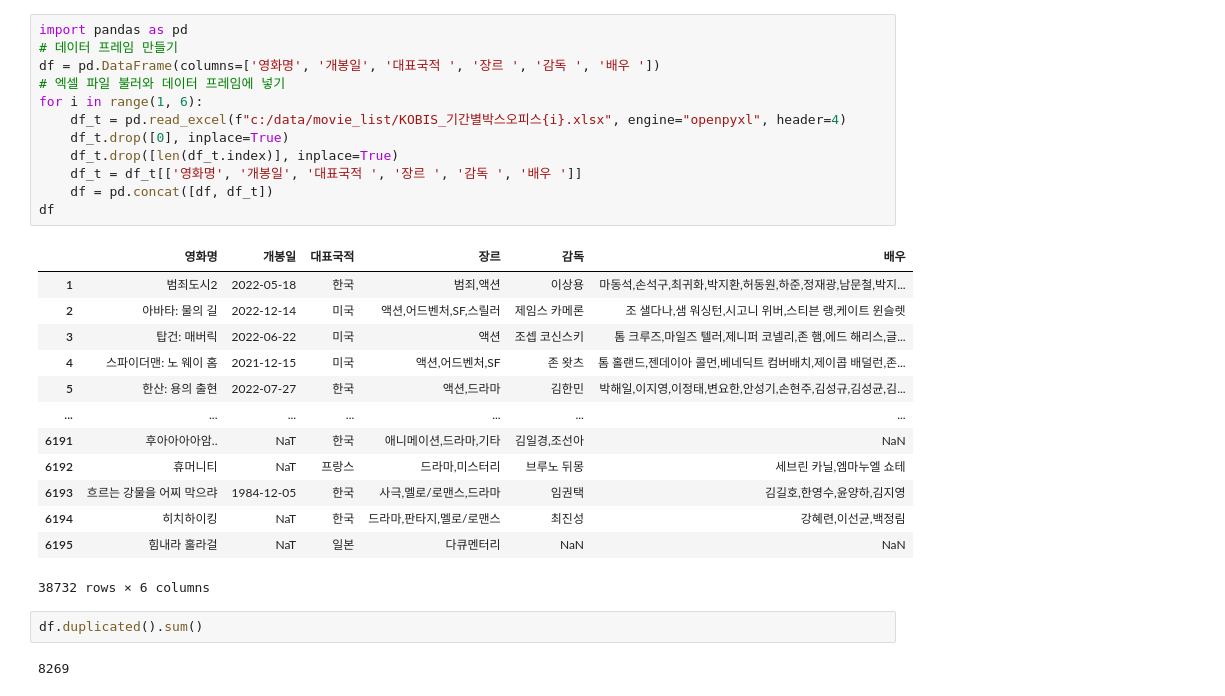
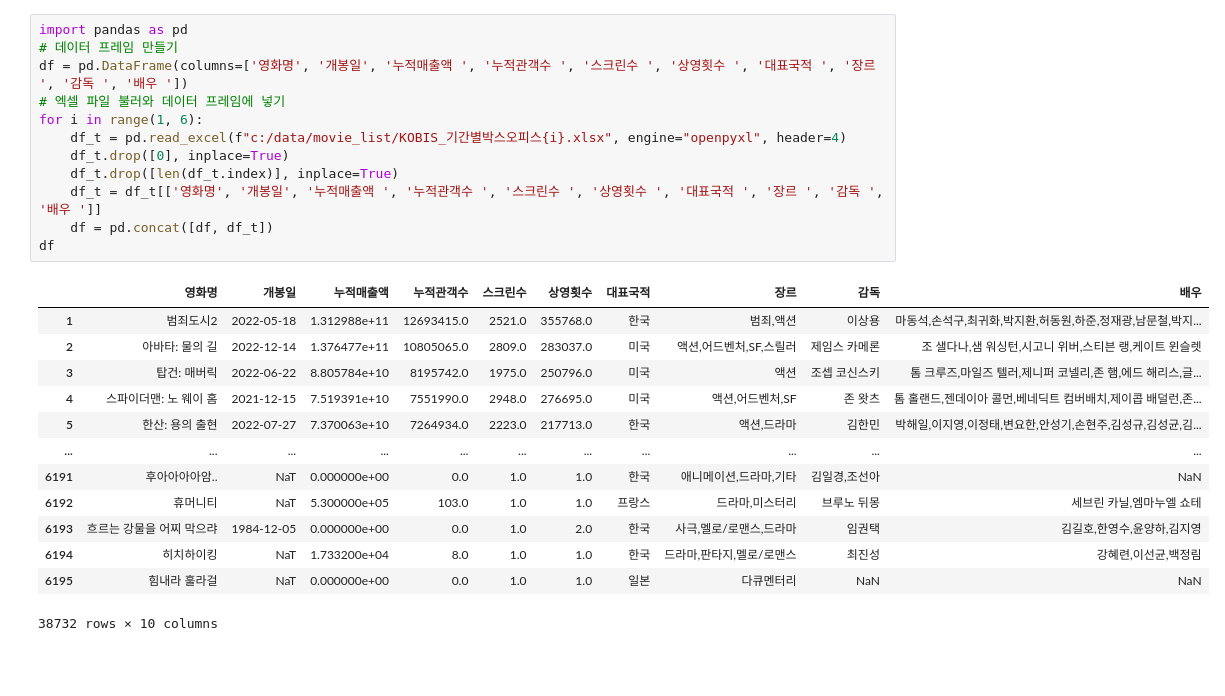
Before and after one commit to sangchun1/movie_rating_predict, a Jupyter notebook: crawling/movie_list.ipynb, the cells around one changed output. Cells and saved outputs as stored; diff of their text form; blank space fills up the shorter version.

```diff
--- a/crawling/movie_list.ipynb
+++ b/crawling/movie_list.ipynb
@@ -1,30 +1,26 @@
 # %%
 import pandas as pd
 # 데이터 프레임 만들기
-df = pd.DataFrame(columns=['영화명', '개봉일', '대표국적 ', '장르 ', '감독 ', '배우 '])
+df = pd.DataFrame(columns=['영화명', '개봉일', '누적매출액 ', '누적관객수 ', '스크린수 ', '상영횟수 ', '대표국적 ', '장르 ', '감독 ', '배우 '])
 # 엑셀 파일 불러와 데이터 프레임에 넣기
 for i in range(1, 6):
     df_t = pd.read_excel(f"c:/data/movie_list/KOBIS_기간별박스오피스{i}.xlsx", engine="openpyxl", header=4)
     df_t.drop([0], inplace=True)
     df_t.drop([len(df_t.index)], inplace=True)
-    df_t = df_t[['영화명', '개봉일', '대표국적 ', '장르 ', '감독 ', '배우 ']]
+    df_t = df_t[['영화명', '개봉일', '누적매출액 ', '누적관객수 ', '스크린수 ', '상영횟수 ', '대표국적 ', '장르 ', '감독 ', '배우 ']]
     df = pd.concat([df, df_t])
 df
 # %% [output]
-|  | 영화명 | 개봉일 | 대표국적 | 장르 | 감독 | 배우 |
-| 1 | 범죄도시2 | 2022-05-18 | 한국 | 범죄,액션 | 이상용 | 마동석,손석구,최귀화,박지환,허동원,하준,정재광,남문철,박지... |
-| 2 | 아바타: 물의 길 | 2022-12-14 | 미국 | 액션,어드벤처,SF,스릴러 | 제임스 카메론 | 조 샐다나,샘 워싱턴,시고니 위버,스티븐 랭,케이트 윈슬렛 |
-| 3 | 탑건: 매버릭 | 2022-06-22 | 미국 | 액션 | 조셉 코신스키 | 톰 크루즈,마일즈 텔러,제니퍼 코넬리,존 햄,에드 해리스,글... |
-| 4 | 스파이더맨: 노 웨이 홈 | 2021-12-15 | 미국 | 액션,어드벤처,SF | 존 왓츠 | 톰 홀랜드,젠데이아 콜먼,베네딕트 컴버배치,제이콥 배덜런,존... |
-| 5 | 한산: 용의 출현 | 2022-07-27 | 한국 | 액션,드라마 | 김한민 | 박해일,이지영,이정태,변요한,안성기,손현주,김성규,김성균,김... |
-| ... | ... | ... | ... | ... | ... | ... |
-| 6191 | 후아아아아암.. | NaT | 한국 | 애니메이션,드라마,기타 | 김일경,조선아 | NaN |
-| 6192 | 휴머니티 | NaT | 프랑스 | 드라마,미스터리 | 브루노 뒤몽 | 세브린 카닐,엠마누엘 쇼테 |
-| 6193 | 흐르는 강물을 어찌 막으랴 | 1984-12-05 | 한국 | 사극,멜로/로맨스,드라마 | 임권택 | 김길호,한영수,윤양하,김지영 |
-| 6194 | 히치하이킹 | NaT | 한국 | 드라마,판타지,멜로/로맨스 | 최진성 | 강혜련,이선균,백정림 |
-| 6195 | 힘내라 훌라걸 | NaT | 일본 | 다큐멘터리 | NaN | NaN |
+|  | 영화명 | 개봉일 | 누적매출액 | 누적관객수 | 스크린수 | 상영횟수 | 대표국적 | 장르 | 감독 | 배우 |
+| 1 | 범죄도시2 | 2022-05-18 | 1.312988e+11 | 12693415.0 | 2521.0 | 355768.0 | 한국 | 범죄,액션 | 이상용 | 마동석,손석구,최귀화,박지환,허동원,하준,정재광,남문철,박지... |
+| 2 | 아바타: 물의 길 | 2022-12-14 | 1.376477e+11 | 10805065.0 | 2809.0 | 283037.0 | 미국 | 액션,어드벤처,SF,스릴러 | 제임스 카메론 | 조 샐다나,샘 워싱턴,시고니 위버,스티븐 랭,케이트 윈슬렛 |
+| 3 | 탑건: 매버릭 | 2022-06-22 | 8.805784e+10 | 8195742.0 | 1975.0 | 250796.0 | 미국 | 액션 | 조셉 코신스키 | 톰 크루즈,마일즈 텔러,제니퍼 코넬리,존 햄,에드 해리스,글... |
+| 4 | 스파이더맨: 노 웨이 홈 | 2021-12-15 | 7.519391e+10 | 7551990.0 | 2948.0 | 276695.0 | 미국 | 액션,어드벤처,SF | 존 왓츠 | 톰 홀랜드,젠데이아 콜먼,베네딕트 컴버배치,제이콥 배덜런,존... |
+| 5 | 한산: 용의 출현 | 2022-07-27 | 7.370063e+10 | 7264934.0 | 2223.0 | 217713.0 | 한국 | 액션,드라마 | 김한민 | 박해일,이지영,이정태,변요한,안성기,손현주,김성규,김성균,김... |
+| ... | ... | ... | ... | ... | ... | ... | ... | ... | ... | ... |
+| 6191 | 후아아아아암.. | NaT | 0.000000e+00 | 0.0 | 1.0 | 1.0 | 한국 | 애니메이션,드라마,기타 | 김일경,조선아 | NaN |
+| 6192 | 휴머니티 | NaT | 5.300000e+05 | 103.0 | 1.0 | 1.0 | 프랑스 | 드라마,미스터리 | 브루노 뒤몽 | 세브린 카닐,엠마누엘 쇼테 |
+| 6193 | 흐르는 강물을 어찌 막으랴 | 1984-12-05 | 0.000000e+00 | 0.0 | 1.0 | 2.0 | 한국 | 사극,멜로/로맨스,드라마 | 임권택 | 김길호,한영수,윤양하,김지영 |
+| 6194 | 히치하이킹 | NaT | 1.733200e+04 | 8.0 | 1.0 | 1.0 | 한국 | 드라마,판타지,멜로/로맨스 | 최진성 | 강혜련,이선균,백정림 |
+| 6195 | 힘내라 훌라걸 | NaT | 0.000000e+00 | 0.0 | 1.0 | 1.0 | 일본 | 다큐멘터리 | NaN | NaN |
-38732 rows × 6 columns
+38732 rows × 10 columns
-# %%
-df.duplicated().sum()
-# %% [output]
-8269
```
Also changed, not shown: parts of 3 cells of this notebook, 13 other files.
